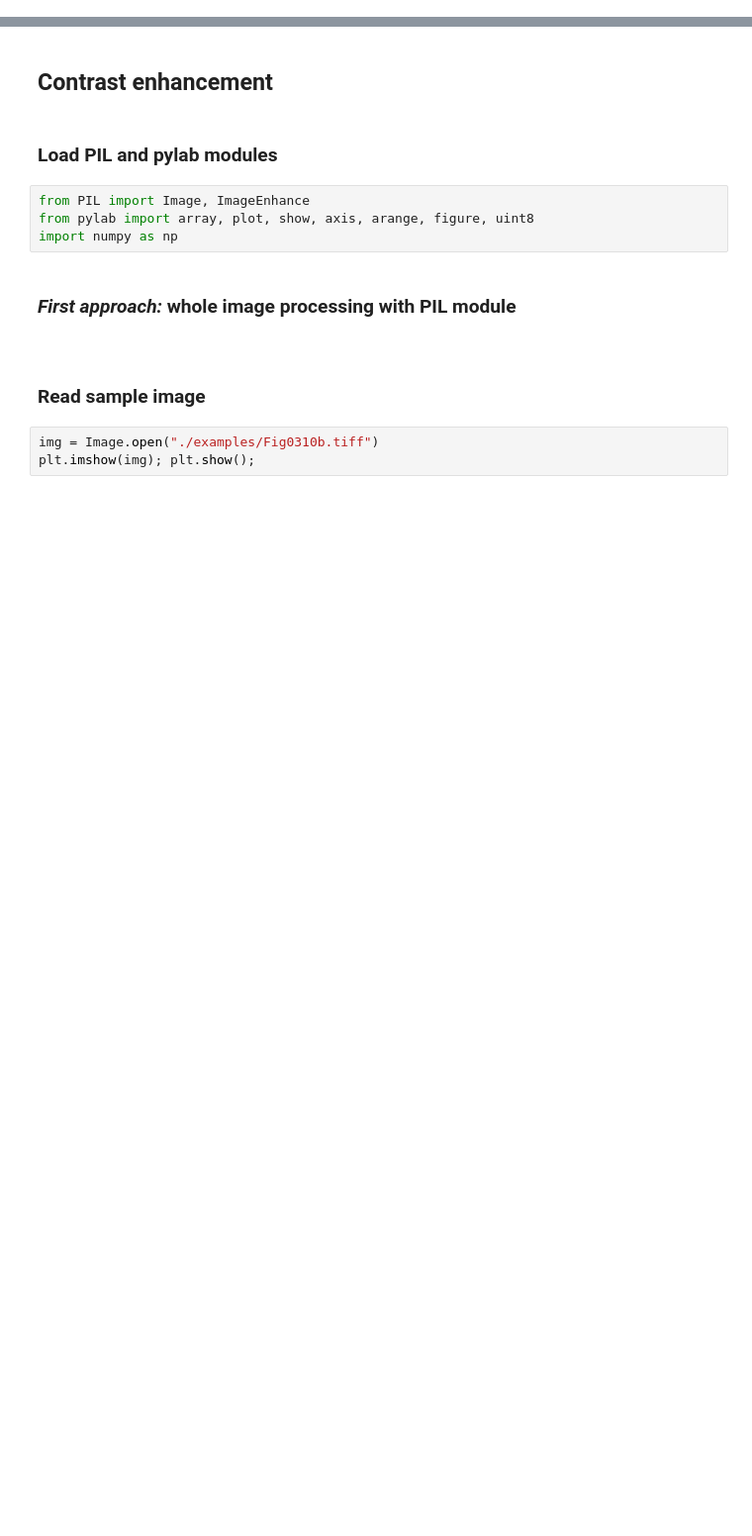
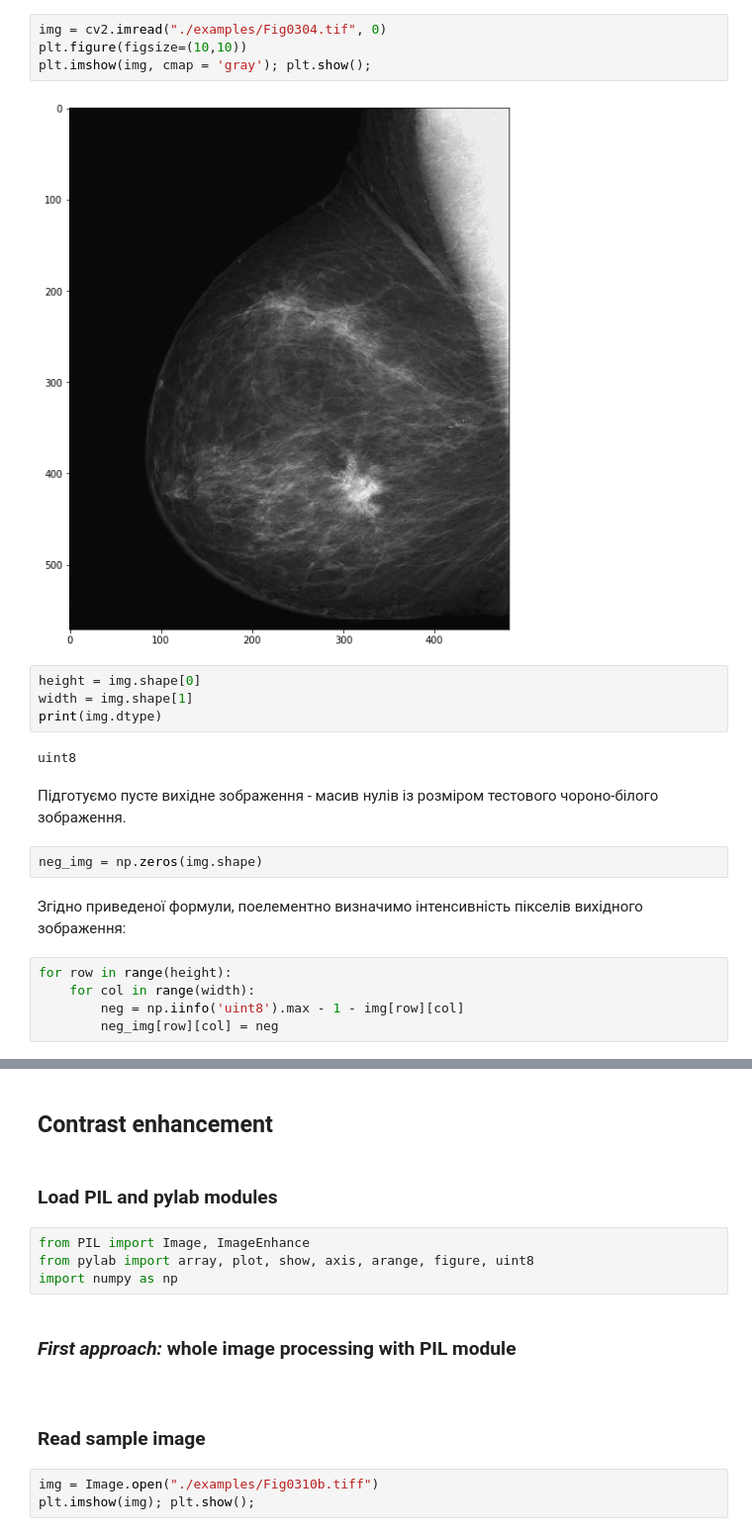
Before and after one commit to lavolpenoire/DIP, a Jupyter notebook: Lab2.ipynb, the cells around one changed output, grey strips where cells are left out. Shown at 99% size. Cells and saved outputs as stored; diff of their text form; blank space fills up the shorter version.

Commit message:
Added ukrainian description to Lab2 negaitve images

```diff
--- a/Lab2.ipynb
+++ b/Lab2.ipynb
@@ -63,0 +33,23 @@ plt.imshow(neg_img1); plt.show();
+# %%
+img = cv2.imread("./examples/Fig0304.tif", 0)
+plt.figure(figsize=(10,10))
+plt.imshow(img, cmap = 'gray'); plt.show();
+# %% [output]
+[figure, added]
+# %%
+height = img.shape[0]
+width = img.shape[1]
+print(img.dtype)
+# %% [output]
+uint8
+# %% [markdown]
+Підготуємо пусте вихідне зображення - масив нулів із розміром тестового чороно-білого зображення.
+# %%
+neg_img = np.zeros(img.shape)
+# %% [markdown]
+Згідно приведеної формули, поелементно визначимо інтенсивність пікселів вихідного зображення:
+# %%
+for row in range(height):
+    for col in range(width):
+        neg = np.iinfo('uint8').max - 1 - img[row][col]
+        neg_img[row][col] = neg
```
Also changed, not shown: parts of 39 cells of this notebook.
